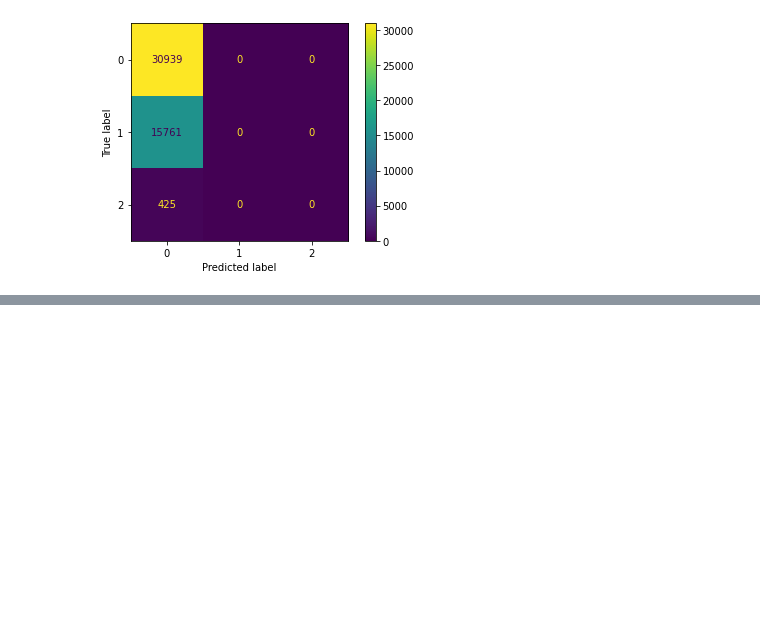
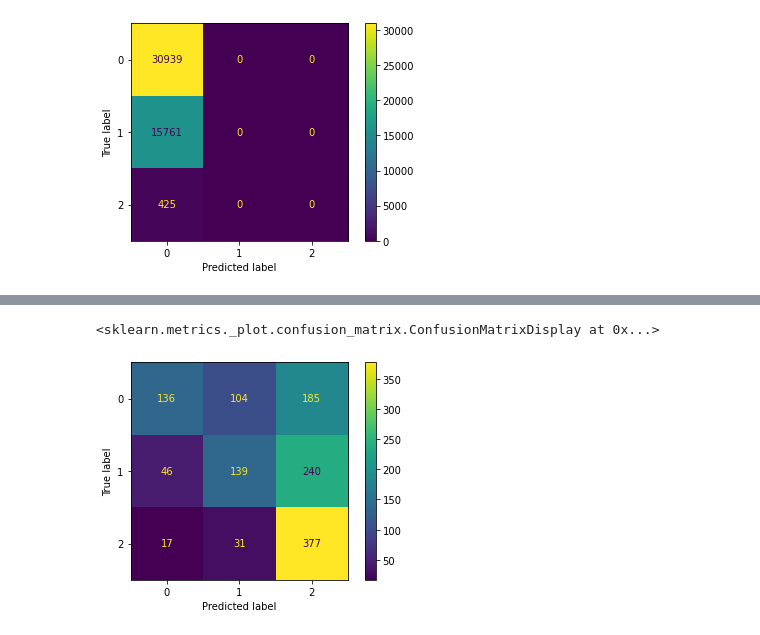
Before and after one commit to tianiachan/IdentifyingAirBnBsinSantaClara, a Jupyter notebook: Data670_Identifying_AirBnBs.ipynb, the cells around one changed output, grey strips where cells are left out. Saved outputs shown, nothing was run; the diff lists cells and outputs as text; code cells hidden in the pictures; blank space fills up the shorter version.

```diff
--- a/Data670_Identifying_AirBnBs.ipynb
+++ b/Data670_Identifying_AirBnBs.ipynb
@@ -856,0 +890,3 @@ print("Accuracy:", accuracyCNN)
+# %%
+#evaluate
+y_predNBB = nbmodelB.predict(x_test_1)
@@ -856,0 +911,7 @@ print("Accuracy:", accuracyCNN)
+# %%
+#confusion matrix
+cmNBB = confusion_matrix(y_test_1,y_predNBB)
+ConfusionMatrixDisplay(confusion_matrix = cmNBB).plot()
+# %% [output]
+<sklearn.metrics._plot.confusion_matrix.ConfusionMatrixDisplay at 0x...>
+[figure, added]
```
Also changed, not shown: parts of 44 cells of this notebook.
